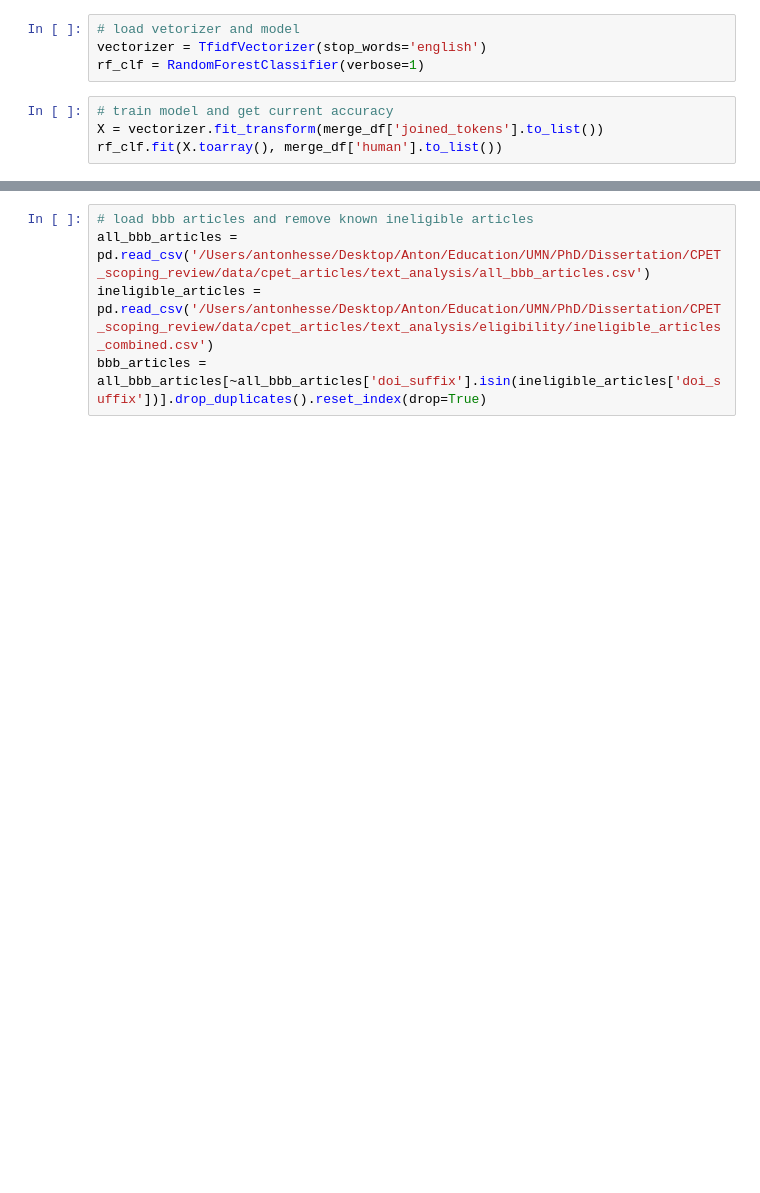
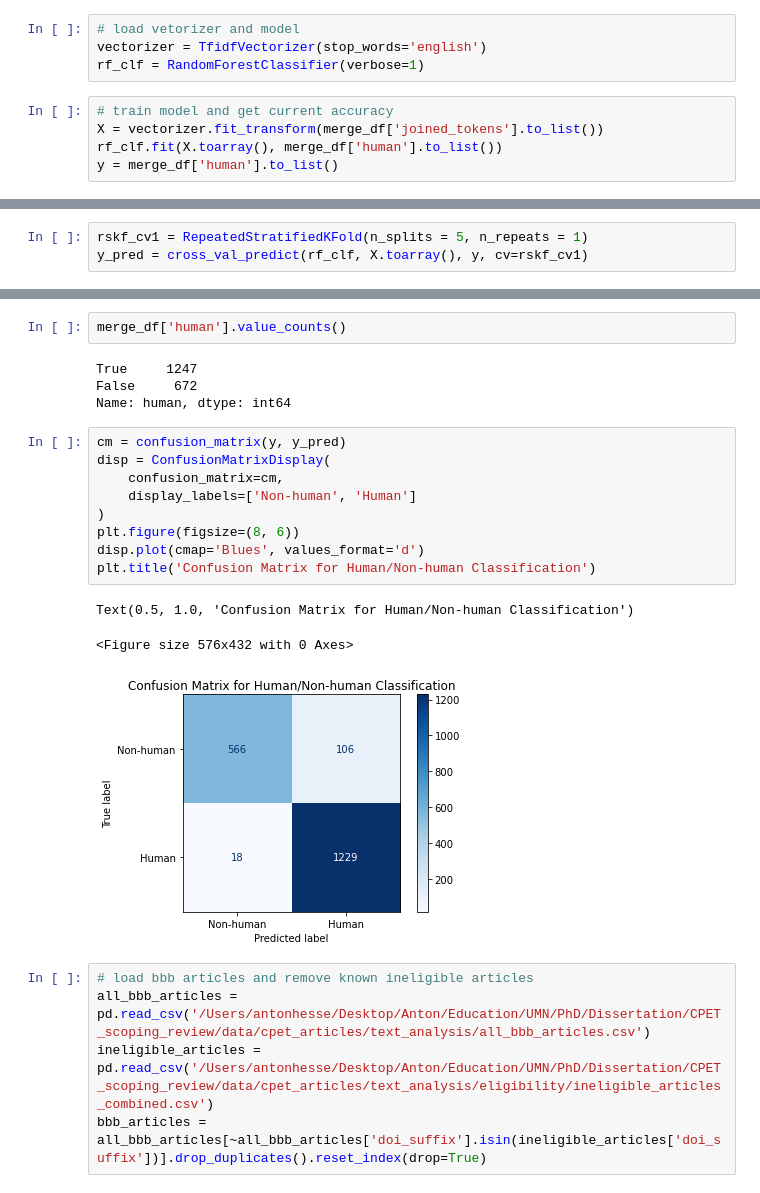
Before and after one commit to ahesse2567/CPET_scoping_review, a Jupyter notebook: code/cpet_articles/analysis/article_classification/ML_clf/rf_human.ipynb, the cells around one changed output, grey strips where cells are left out. Saved outputs shown, nothing was run; the diff lists cells and outputs as text; blank space fills up the shorter version.

```diff
--- a/code/cpet_articles/analysis/article_classification/ML_clf/rf_human.ipynb
+++ b/code/cpet_articles/analysis/article_classification/ML_clf/rf_human.ipynb
@@ -62,5 +64,6 @@ rf_clf = RandomForestClassifier(verbose=1)
 # train model and get current accuracy
 X = vectorizer.fit_transform(merge_df['joined_tokens'].to_list())
 rf_clf.fit(X.toarray(), merge_df['human'].to_list())
+y = merge_df['human'].to_list()
 # %% [output]
 [Parallel(n_jobs=1)]: Using backend SequentialBackend with 1 concurrent workers.
@@ -74,0 +97,3 @@ RandomForestClassifier(verbose=1)
+# %%
+rskf_cv1 = RepeatedStratifiedKFold(n_splits = 5, n_repeats = 1)
+y_pred = cross_val_predict(rf_clf, X.toarray(), y, cv=rskf_cv1)
@@ -75,3 +122,22 @@ RandomForestClassifier(verbose=1)
+# %%
+merge_df['human'].value_counts()
+# %% [output]
+True     1247
+False     672
+Name: human, dtype: int64
+# %%
+cm = confusion_matrix(y, y_pred)
+disp = ConfusionMatrixDisplay(
+    confusion_matrix=cm,
+    display_labels=['Non-human', 'Human']
+)
+plt.figure(figsize=(8, 6))
+disp.plot(cmap='Blues', values_format='d')
+plt.title('Confusion Matrix for Human/Non-human Classification')
+# %% [output]
+Text(0.5, 1.0, 'Confusion Matrix for Human/Non-human Classification')
+<Figure size 576x432 with 0 Axes>
+[figure, added]
 # %%
 # load bbb articles and remove known ineligible articles
 all_bbb_articles = pd.read_csv('/Users/antonhesse/Desktop/Anton/Education/UMN/PhD/Dissertation/CPET_scoping_review/data/cpet_articles/text_analysis/all_bbb_articles.csv')
```
Also changed, not shown: parts of 7 cells of this notebook, 10 other files.
